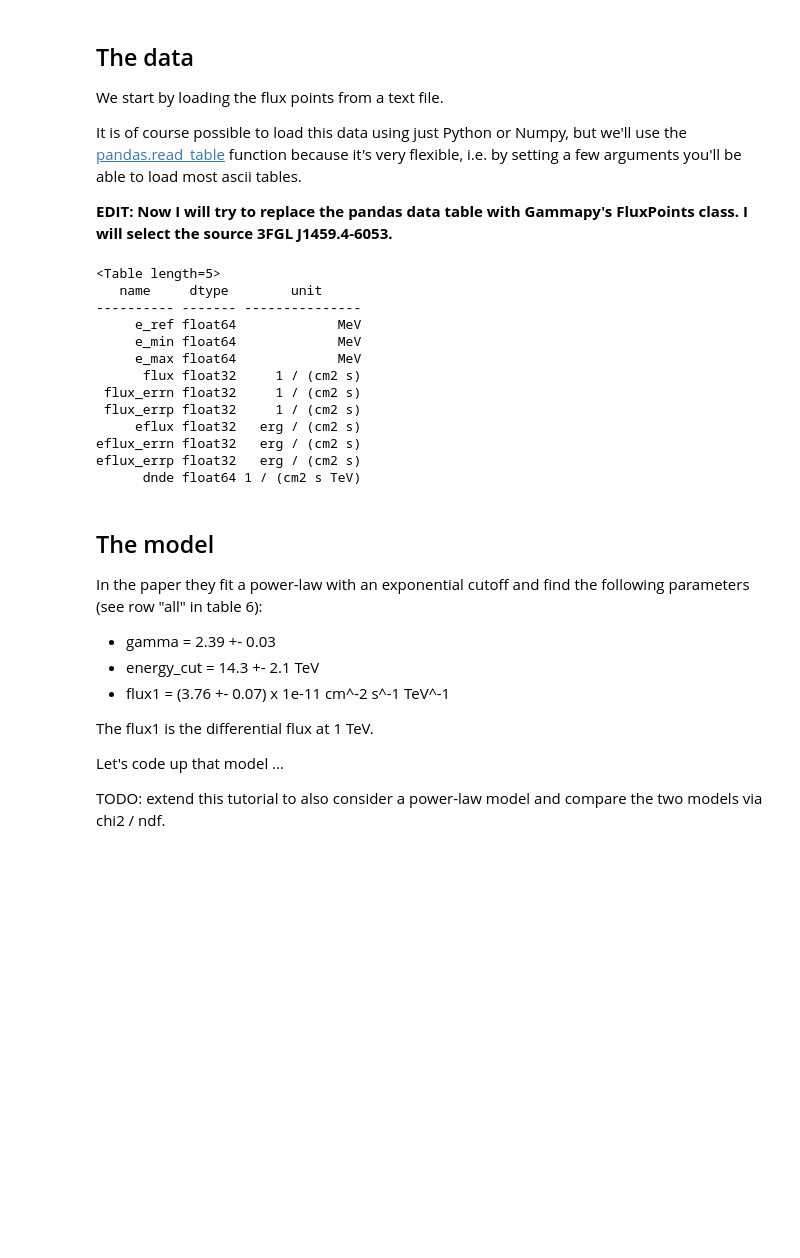
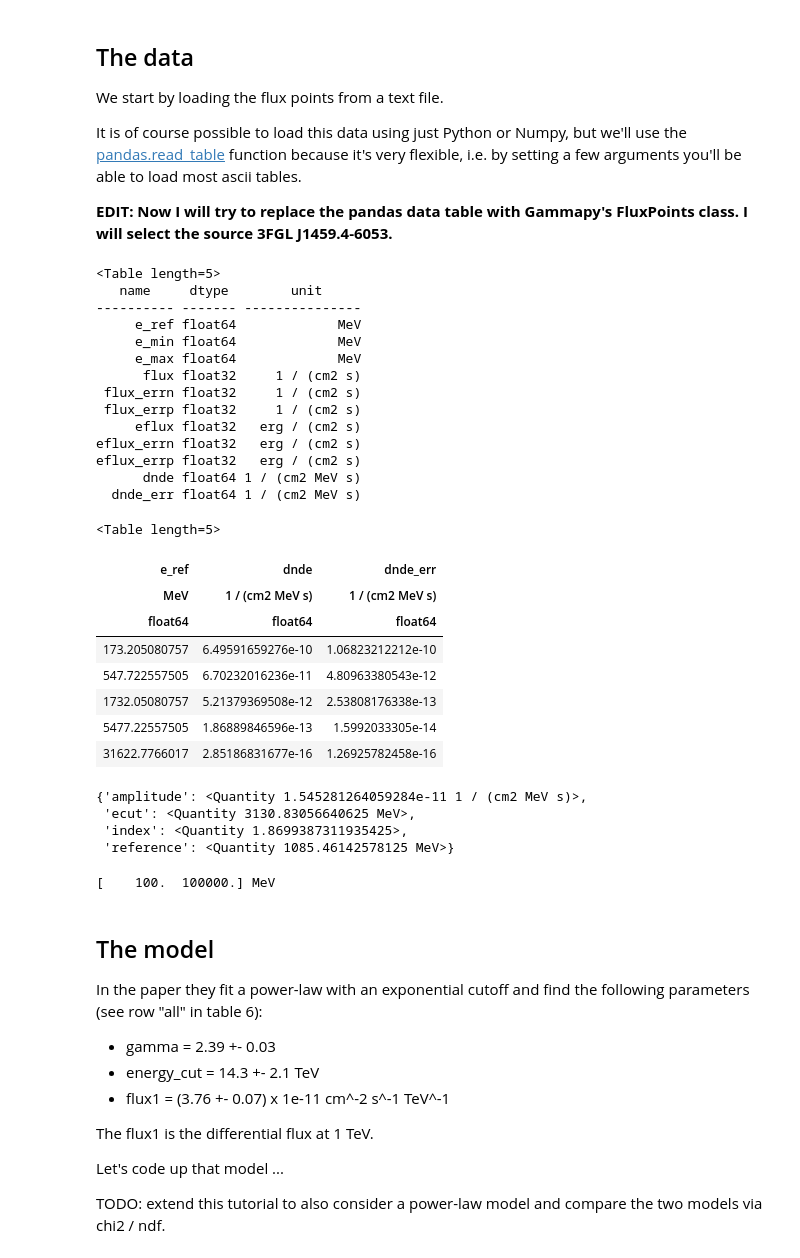
Before and after one commit to vorugantia/scienceresearch11, a Jupyter notebook: notebooks/spectrum_chi2.ipynb, the cells around one changed output. Saved outputs shown, nothing was run; the diff lists cells and outputs as text; code cells hidden in the pictures; blank space fills up the shorter version.

```diff
--- a/notebooks/spectrum_chi2.ipynb
+++ b/notebooks/spectrum_chi2.ipynb
@@ -28,6 +30,13 @@ source = cat['3FGL J1459.4-6053']
 # source = cat['3FGL J0534.5+2201i'] # crab
 data = source.flux_points.table
 
+# Convert flux data from TeV to MeV
+data['dnde'] = data['dnde'].to('cm-2 s-1 MeV-1')
+
+# Create dnde_err property because it doesn't exist (yet) in table data
+dnde_err = data['dnde'] * (data['flux_errn'] / data['flux'])
+data['dnde_err'] = dnde_err.to(data['dnde'].unit)
+
 
 data.info()
 # data.show_in_browser()
@@ -44,7 +53,32 @@ data.info()
      eflux float32   erg / (cm2 s)
 eflux_errn float32   erg / (cm2 s)
 eflux_errp float32   erg / (cm2 s)
-      dnde float64 1 / (cm2 s TeV)
+      dnde float64 1 / (cm2 MeV s)
+  dnde_err float64 1 / (cm2 MeV s)
+# %%
+cols = ['e_ref', 'dnde', 'dnde_err']
+data[cols]
+# %% [output]
+<Table length=5>
+| e_ref | dnde | dnde_err |
+| MeV | 1 / (cm2 MeV s) | 1 / (cm2 MeV s) |
+| float64 | float64 | float64 |
+| 173.205080757 | 6.49591659276e-10 | 1.06823212212e-10 |
+| 547.722557505 | 6.70232016236e-11 | 4.80963380543e-12 |
+| 1732.05080757 | 5.21379369508e-12 | 2.53808176338e-13 |
+| 5477.22557505 | 1.86889846596e-13 | 1.5992033305e-14 |
+| 31622.7766017 | 2.85186831677e-16 | 1.26925782458e-16 |
+# %%
+pprint(source.spectral_model.parameters) # Declared as var "p" below
+# %% [output]
+{'amplitude': <Quantity 1.545281264059284e-11 1 / (cm2 MeV s)>,
+ 'ecut': <Quantity 3130.83056640625 MeV>,
+ 'index': <Quantity 1.8699387311935425>,
+ 'reference': <Quantity 1085.46142578125 MeV>}
+# %%
+print(source.energy_range)
+# %% [output]
+[    100.  100000.] MeV
 # %% [markdown]
 ## The model
 
```
Also changed, not shown: parts of 16 cells of this notebook, 3 other files.
